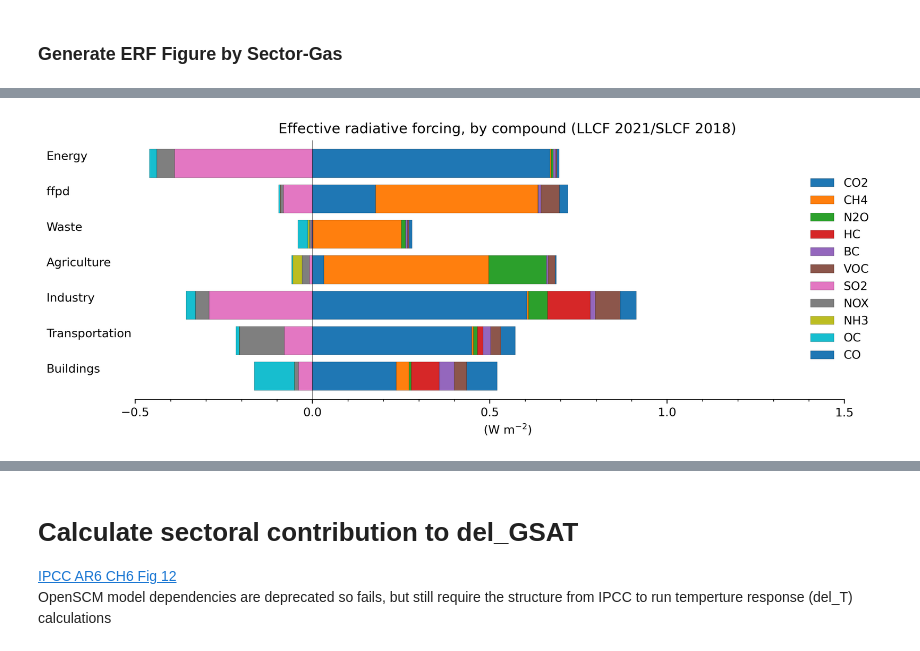
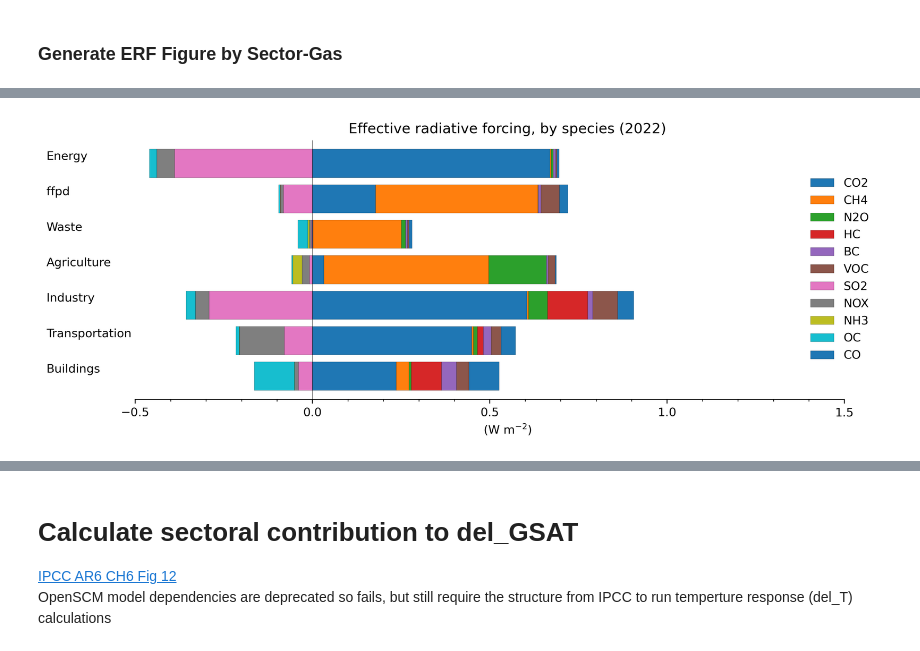
Before and after one commit to bwalkowiak/Anthropogenic-Climate-Forcers, a Jupyter notebook: Anthropogenic Climate Forcers.ipynb, the cells around one changed output, grey strips where cells are left out. Saved outputs shown, nothing was run; the diff lists cells and outputs as text; code cells hidden in the pictures.

```diff
--- a/Anthropogenic Climate Forcers.ipynb
+++ b/Anthropogenic Climate Forcers.ipynb
@@ -2293,3 +2146,9 @@ df_cf_tot['co2']
 # %% [markdown]
 # Calculate ERF of each compound
 Data and Process from [IPCC AR6 CH6 Fig 12](https://github.com/IPCC-WG1/Chapter-6_Fig12_22_24)
+# %%
+# Load Historical emission-based Effective Radiative Forcing data generated by IPCC AR6 Ch6 team
+erf = pd.read_csv(r'C:data\hist_ERF_est.csv')
+
+#Load final emission-based ERF table ilustrated in IPCC AR6 CH6 fig 6.12
+erf_final = pd.read_csv(r'C:data\fig_em_based_ERF_GSAT_period_1750-2019_values_ERF.csv',skiprows=42)
@@ -2296,3 +2171,3 @@ Data and Process from [IPCC AR6 CH6 Fig 12](https://github.com/IPCC-WG1/Chapter-
 # %%
-# Load Historical Effective Radiative Forcing data generated by IPCC AR6 Ch6 team
-erf = pd.read_csv(r'C:\Users\bwalkowiak\OneDrive - Environmental Defense Fund - edf.org\Documents\AR6_CH6_RCMIPFIGS\ar6_ch6_rcmipfigs\data_out\fig6_12_ts15_historic_delta_GSAT\hist_ERF_est.csv')
+# Load Historical emission-based Effective Radiative Forcing data decompossed into components generated by IPCC AR6 Ch6 team
+erf_decomp = pd.read_csv(r'C:data\hist_ERF_est_decomp.csv')
@@ -2403,4 +2319,5 @@ df_cf_tot_sl['co']
 # %%
+#Generate present day (2022) ERF and time series of ERF for each sector and species
 cf_tot = {}
 
 add_cols = pd.DataFrame(0, index = f_agg_decay2.index, columns = [i for i in range(1750, 1970)])
@@ -2410,13 +2327,13 @@ f_agg_decay3 = f_agg_decay3.fillna(0)
 
 # co2_hist_decayc2 = co2_hist_decayc.T
 co2_hist_decayc['total'] = co2_hist_decayc.iloc[:,-1]
-ch4_hist_decayclz['total'] = ch4_hist_decayclz.iloc[:,-1]
-n2o_hist_decaycyz['total'] = n2o_hist_decaycyz.iloc[:,-1]
+ch4_hist_decaycl['total'] = ch4_hist_decaycl.iloc[:,-1]
+n2o_hist_decaycl['total'] = n2o_hist_decaycl.iloc[:,-1]
 # hc_hist_decay['total'] = n2o_hist_decaycyz.iloc[:,-1
 
 cf_tot['co2'] = co2_hist_decayc.reset_index()
-cf_tot['ch4'] = ch4_hist_decayclz.reset_index()
-cf_tot['n2o'] = n2o_hist_decaycyz.reset_index()
+cf_tot['ch4'] = ch4_hist_decaycl.reset_index()
+cf_tot['n2o'] = n2o_hist_decaycl.reset_index()
 cf_tot['hc'] = f_agg_decay3.iloc[:, list(range(0,273)) + [-1]].reset_index(drop=False)#.reindex(["Z", "C", "A"])
 
 df_cf_tot = pd.concat(cf_tot, axis=1)  # ['CO2'].loc[1752]
@@ -2696,9 +2595,6 @@ ax = axs
 ax.axvline(x=0., color='k', linewidth=0.25)
 
 df_spec_sector_erf.T.plot.barh(stacked=True, ax=ax, **kws)#color=col_ls, ax=ax, **kws)
-# tab_plt_erf.reindex(index_order).plot.barh(stacked=True, color=col_ls, ax=ax, **kws)
-# tot = table['Total'][::-1]
-# tot = tab_plt_erf.reindex(index_order).sum(axis=1)  # tab_plt
 
 tot = df_spec_sector_erf.T.sum(axis=1)  # tab_plt
 # xerr = df_err['95-50_period'].reindex(index_order)
@@ -2710,66 +2606,39 @@ ax.set_ylabel('')
 for lab, y in zip(index_order2, ybar):
     # plt.text(-1.55, ybar[i], species[i],  ha='left')#, va='left')
     ax.text(-.75, y - 0.1, lab, ha='left')  # , va='left')
-ax.set_title('Effective radiative forcing, by compound (LLCF 2021/SLCF 2018)')
+ax.set_title('Effective radiative forcing, by species (2022)')
 ax.set_xlabel(r'(W m$^{-2}$)')
 # ax.set_xlim(-1.5, 2.6)
 # plt.xlim(-1.6, 2.0)
 # sns.despine(fig, left=True, trim=True)
 ax.legend(loc='lower right', frameon=False)
 ax.set_yticks([])
 
 ax.get_legend().remove()
 
 ax.set_xticks(np.arange(-.5, 1.6, .5))
 ax.set_xticks(np.arange(-.5, 1.5, .1), minor=True)
 ax.set_xlim([-.5,1.6])
 
-# ax = axs[1]
-# ax.axvline(x=0., color='k', linewidth=0.25)
-
-# tab_plt_dT.reindex(index_order).plot.barh(stacked=True, color=col_ls, ax=ax, **kws)
-# tot = tab_plt_dT.reindex(index_order).sum(axis=1)
-# # xerr =0# df_err['95-50'][::-1]
-# y = np.arange(len(tot))
-# xerr_dT = err_dT[['p50-05', 'p95-50']].reindex(index_order).transpose().values
-# ax.errorbar(tot, y,
-#             xerr=xerr_dT,
-#             # xerr=err_dT[['min 1 sigma','plus 1 sigma']].loc[tot.index].transpose().values,
-#             marker='d', linestyle='None', color='k', label='Sum', )
-# # ax.legend(frameon=False)
-# ax.set_ylabel('')
-
-# ax.set_title('Change in GSAT, 1750
-
-# ax.set_xlabel(r'($^{\circ}$C)')
-# ax.set_xlim(-1.3, 1.8)
-
 sns.despine(fig, left=True, trim=True)
 ax.spines['bottom'].set_bounds(-.5, 1.5)
 ax.legend(loc='right', frameon=False)
-
-# ax.set_xticks(np.arange(-1, 2.1, .5))
-# # ax.xaxis.set_major_locator(MultipleLocator(.5))
-
-# ax.set_xticks(np.arange(-1, 1.6, .5))
-# ax.set_xticks(np.arange(-1, 1.5, .1), minor=True)
 
 # fn = output_name + '.png'
 # fp = PATH_FIGURE_OUT / fn
 # fp.parent.mkdir(parents=True, exist_ok=True)
 ax.set_yticks([])
 fig.tight_layout()
 # plt.savefig(fp, dpi=300, bbox_inches='tight')
 # plt.savefig(fp.with_suffix('.pdf'), dpi=300, bbox_inches='tight')
 # plt.savefig(fp.with_suffix('.png'), dpi=300, bbox_inches='tight')
 plt.gca().invert_yaxis()
 
 plt.show()
 # fig.savefig('ERF_Sector_Gas_CEDS.png')
 # fig.savefig('ERF_Sector_Gas_CEDS_ffpd_separated.png')
-# fig.savefig('ERF_Sector_Gas_EDGAR.png')
 # %% [output]
-[figure, old version]
+[figure, new version]
 # %%
  df_spec_sector_erf.T.sum(axis=1)
 # %% [output]
```
Also changed, not shown: parts of 328 cells of this notebook.
